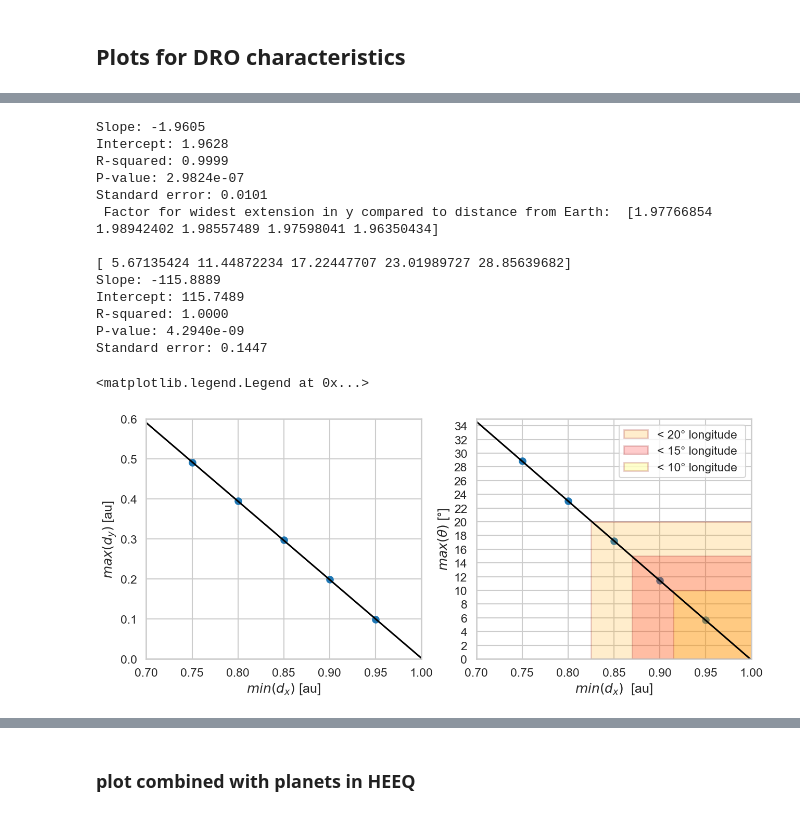
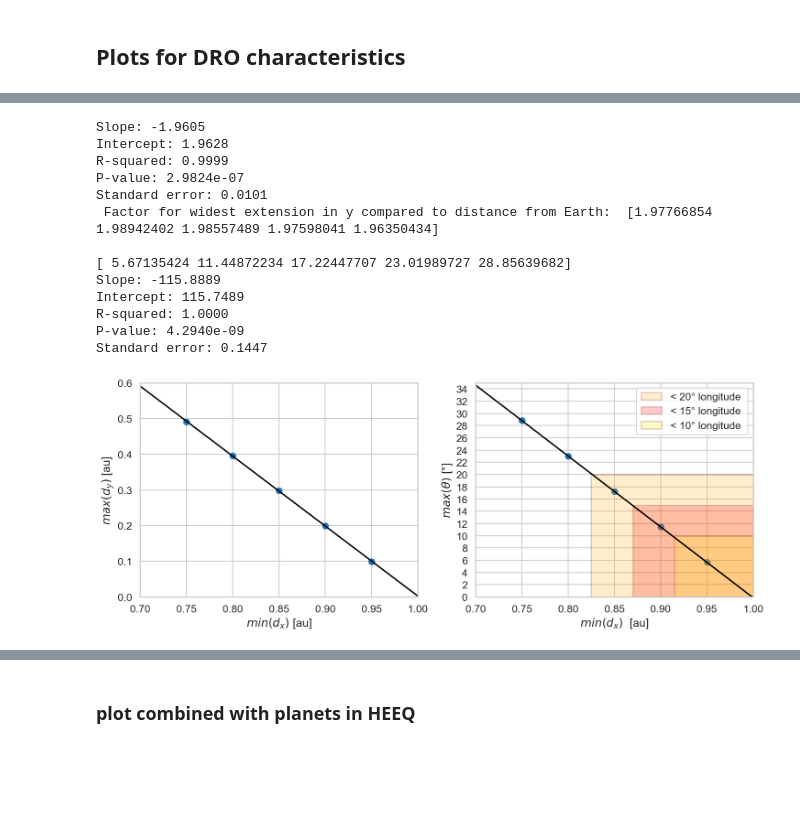
Before and after one commit to cmoestl/dro_orbits, a Jupyter notebook: dro.ipynb, the cells around one changed output, grey strips where cells are left out. Saved outputs shown, nothing was run; the diff lists cells and outputs as text; code cells hidden in the pictures; blank space fills up the shorter version.

Commit message:
added plots

```diff
--- a/dro.ipynb
+++ b/dro.ipynb
@@ -692,35 +697,39 @@ box = Rectangle((0.87, 0), 0.15, 15,
                 facecolor='red',
                 alpha=0.2,
                 edgecolor='darkred',
                 linewidth=2, label='< 15° longitude ')
 ax2.add_patch(box)
 
 
 # Rectangle((x_start, y_start), width, height)
 box = Rectangle((0.915, 0), 0.15, 10,
                 facecolor='yellow',
                 alpha=0.2,
                 edgecolor='darkred',
                 linewidth=2, label='< 10° longitude ')
 ax2.add_patch(box)
 
 ax2.legend()
+
+
+plt.tight_layout()
+plt.savefig('results/dro_dmin_max_lon.png', dpi=300,bbox_inches='tight')
+plt.show()
 # %% [output]
 Slope: -1.9605
 Intercept: 1.9628
 R-squared: 0.9999
 P-value: 2.9824e-07
 Standard error: 0.0101
  Factor for widest extension in y compared to distance from Earth:  [1.97766854 1.98942402 1.98557489 1.97598041 1.96350434]
 
 [ 5.67135424 11.44872234 17.22447707 23.01989727 28.85639682]
 Slope: -115.8889
 Intercept: 115.7489
 R-squared: 1.0000
 P-value: 4.2940e-09
 Standard error: 0.1447
-<matplotlib.legend.Legend at 0x...>
-[figure, old version]
+[figure, new version]
 # %%
 ########## ORBITAL PERIOD Figure
 
```
Also changed, not shown: parts of 14 cells of this notebook, 11 other files.
